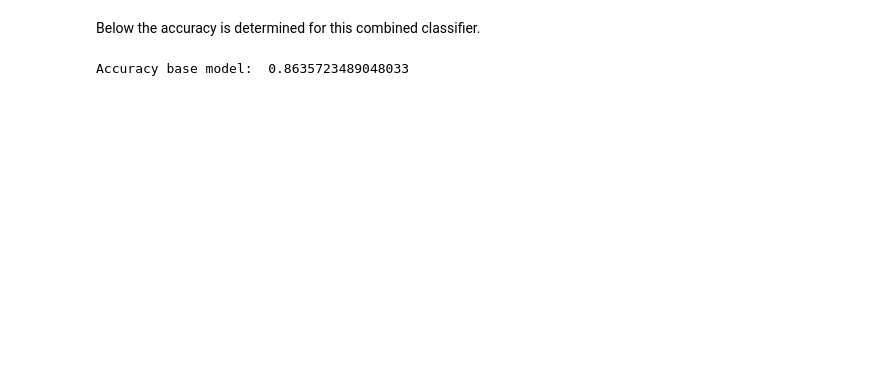
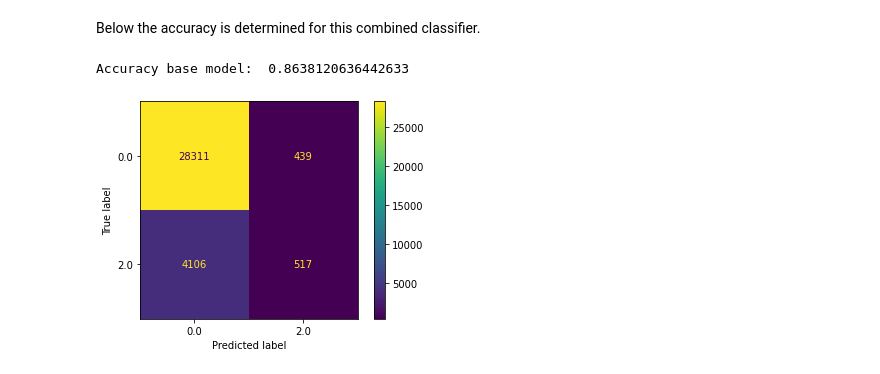
Before and after one commit to SleepingSamael/VU_ML_2022_group_77, a Jupyter notebook: RandomForest_Attempt_1.ipynb, the cells around one changed output. Saved outputs shown, nothing was run; the diff lists cells and outputs as text; code cells hidden in the pictures; blank space fills up the shorter version.

```diff
--- a/RandomForest_Attempt_1.ipynb
+++ b/RandomForest_Attempt_1.ipynb
@@ -150,9 +196,11 @@ Below the accuracy is determined for this combined classifier.
 # %%
 # Determine accuracy of model based on validation set
 pred_CVF_model = CVF_model.predict(f_select_validation_data)
 print("Accuracy base model: ", accuracy_score(validation_labels, pred_CVF_model))
 
-# Pickle model
-# pickle.dump(CVF_model, open("RF_combi_CVF_model.p","wb"))
+# Plot confusion matrix
+plot_confusion_matrix(CVF_model, f_select_validation_data, validation_labels)
+plt.show()
 # %% [output]
-Accuracy base model:  0.8635723489048033
+Accuracy base model:  0.8638120636442633
+[figure, added]
```
Also changed, not shown: parts of 16 cells of this notebook.
